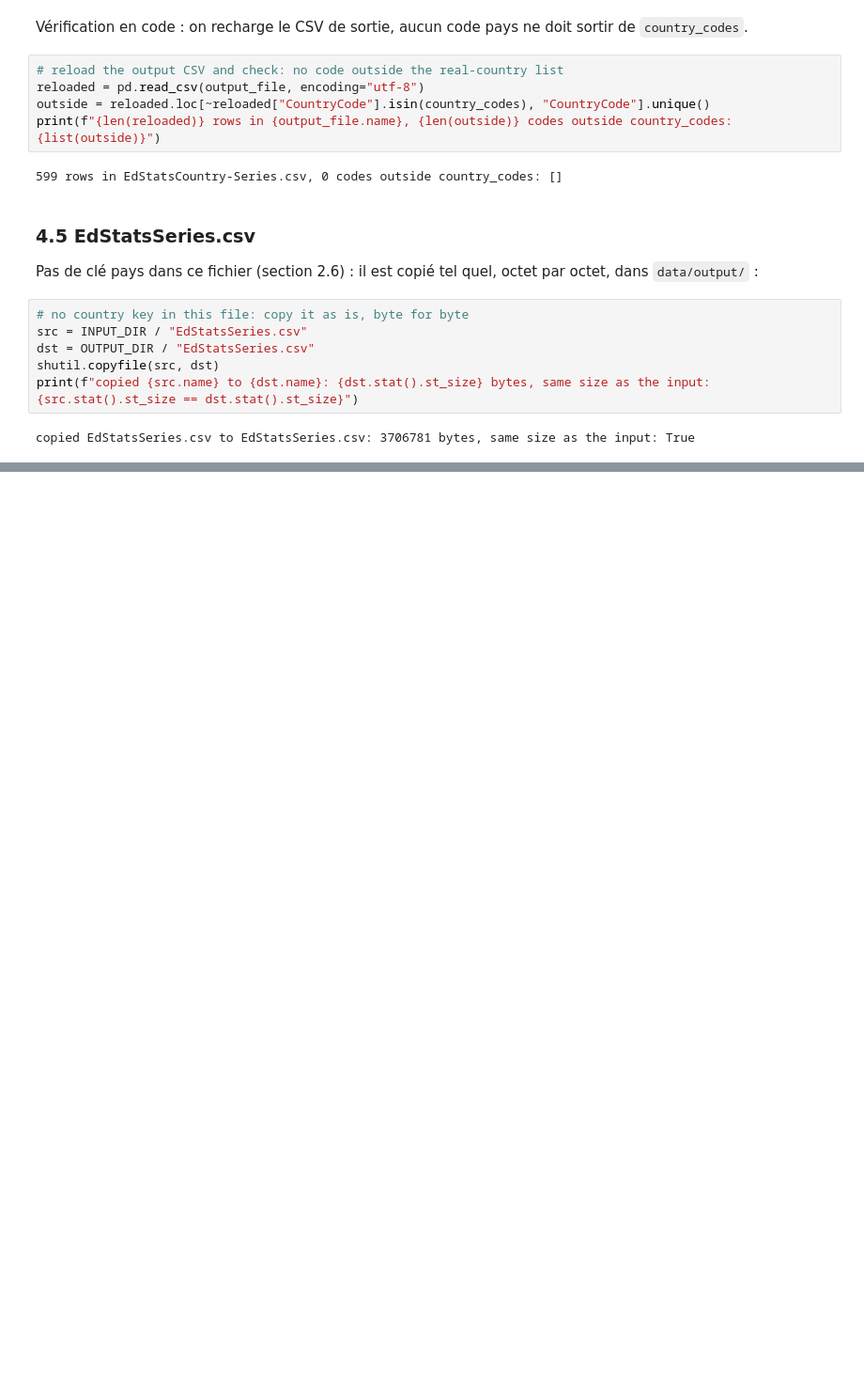
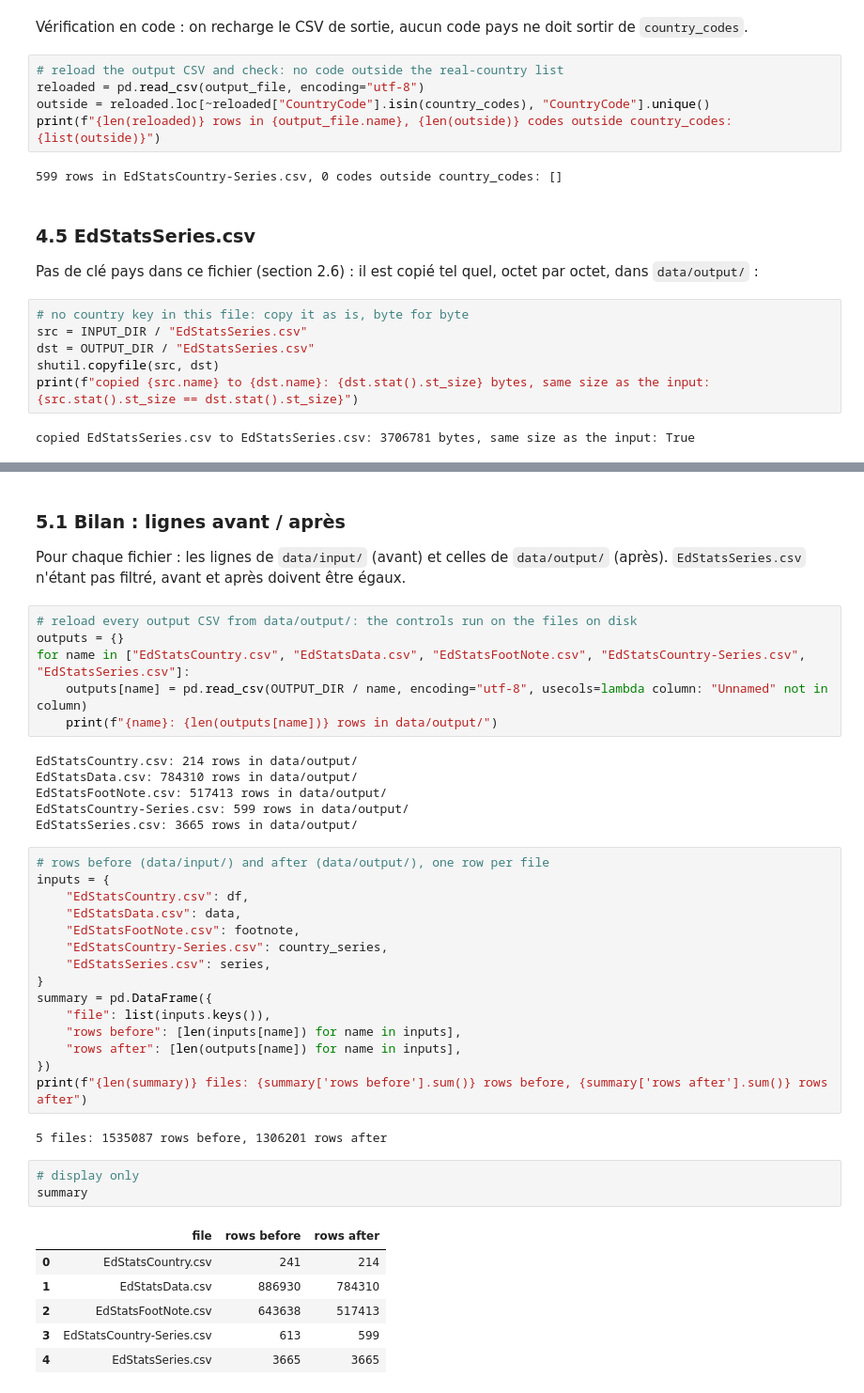
Before and after one commit to humanuoid/oc-p2-education-systems-analysis, a Jupyter notebook: notebooks/dataset_reduction.ipynb, the cells around one changed output, grey strips where cells are left out. Shown at 94% size. Drawn from its saved outputs; the diff is of its cells as text; blank space fills up the shorter version.

```diff
--- a/notebooks/dataset_reduction.ipynb
+++ b/notebooks/dataset_reduction.ipynb
@@ -423,0 +428,43 @@ copied EdStatsSeries.csv to EdStatsSeries.csv: 3706781 bytes, same size as the i
+# %% [markdown]
+### 5.1 Bilan : lignes avant / après
+
+Pour chaque fichier : les lignes de `data/input/` (avant) et celles de `data/output/` (après). `EdStatsSeries.csv` n'étant pas filtré, avant et après doivent être égaux.
+# %%
+# reload every output CSV from data/output/: the controls run on the files on disk
+outputs = {}
+for name in ["EdStatsCountry.csv", "EdStatsData.csv", "EdStatsFootNote.csv", "EdStatsCountry-Series.csv", "EdStatsSeries.csv"]:
+    outputs[name] = pd.read_csv(OUTPUT_DIR / name, encoding="utf-8", usecols=lambda column: "Unnamed" not in column)
+    print(f"{name}: {len(outputs[name])} rows in data/output/")
+# %% [output]
+EdStatsCountry.csv: 214 rows in data/output/
+EdStatsData.csv: 784310 rows in data/output/
+EdStatsFootNote.csv: 517413 rows in data/output/
+EdStatsCountry-Series.csv: 599 rows in data/output/
+EdStatsSeries.csv: 3665 rows in data/output/
+# %%
+# rows before (data/input/) and after (data/output/), one row per file
+inputs = {
+    "EdStatsCountry.csv": df,
+    "EdStatsData.csv": data,
+    "EdStatsFootNote.csv": footnote,
+    "EdStatsCountry-Series.csv": country_series,
+    "EdStatsSeries.csv": series,
+}
+summary = pd.DataFrame({
+    "file": list(inputs.keys()),
+    "rows before": [len(inputs[name]) for name in inputs],
+    "rows after": [len(outputs[name]) for name in inputs],
+})
+print(f"{len(summary)} files: {summary['rows before'].sum()} rows before, {summary['rows after'].sum()} rows after")
+# %% [output]
+5 files: 1535087 rows before, 1306201 rows after
+# %%
+# display only
+summary
+# %% [output]
+|  | file | rows before | rows after |
+| 0 | EdStatsCountry.csv | 241 | 214 |
+| 1 | EdStatsData.csv | 886930 | 784310 |
+| 2 | EdStatsFootNote.csv | 643638 | 517413 |
+| 3 | EdStatsCountry-Series.csv | 613 | 599 |
+| 4 | EdStatsSeries.csv | 3665 | 3665 |
```
Also changed, not shown: parts of 8 cells of this notebook.
